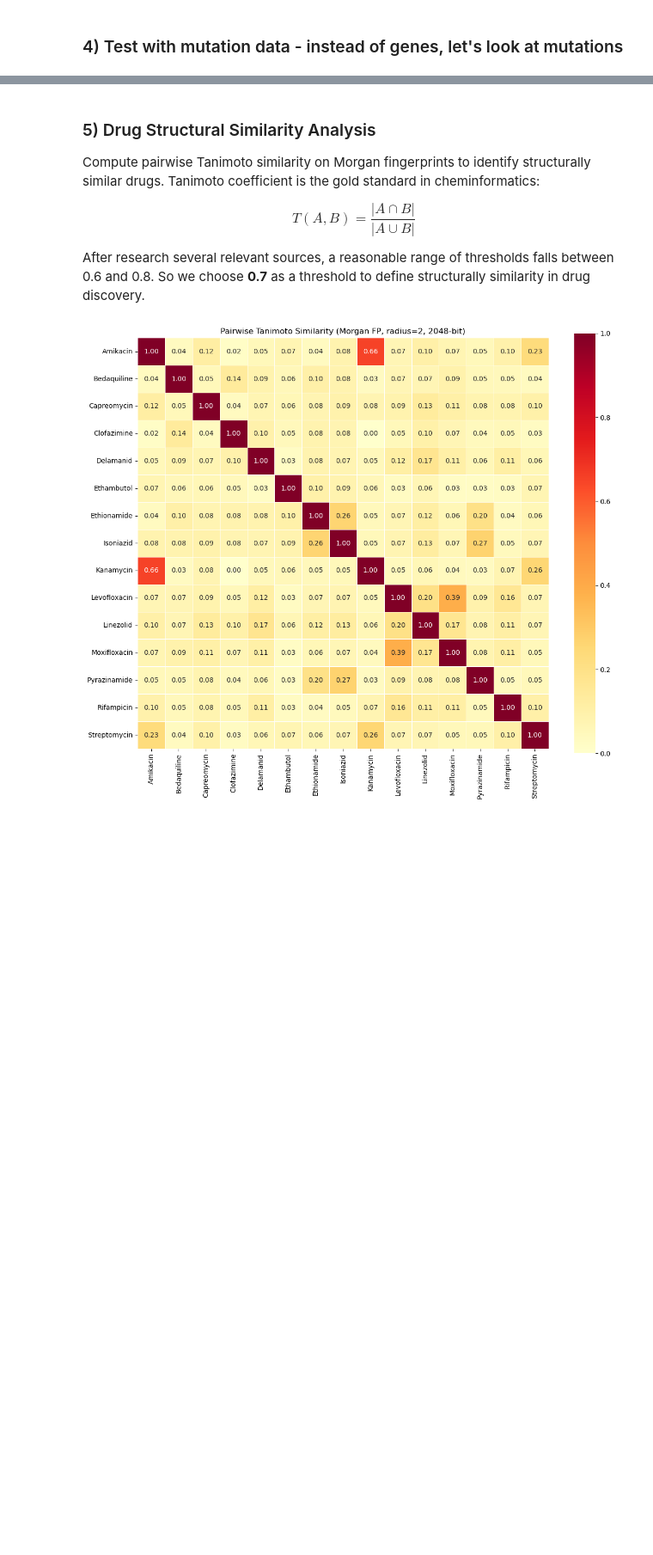
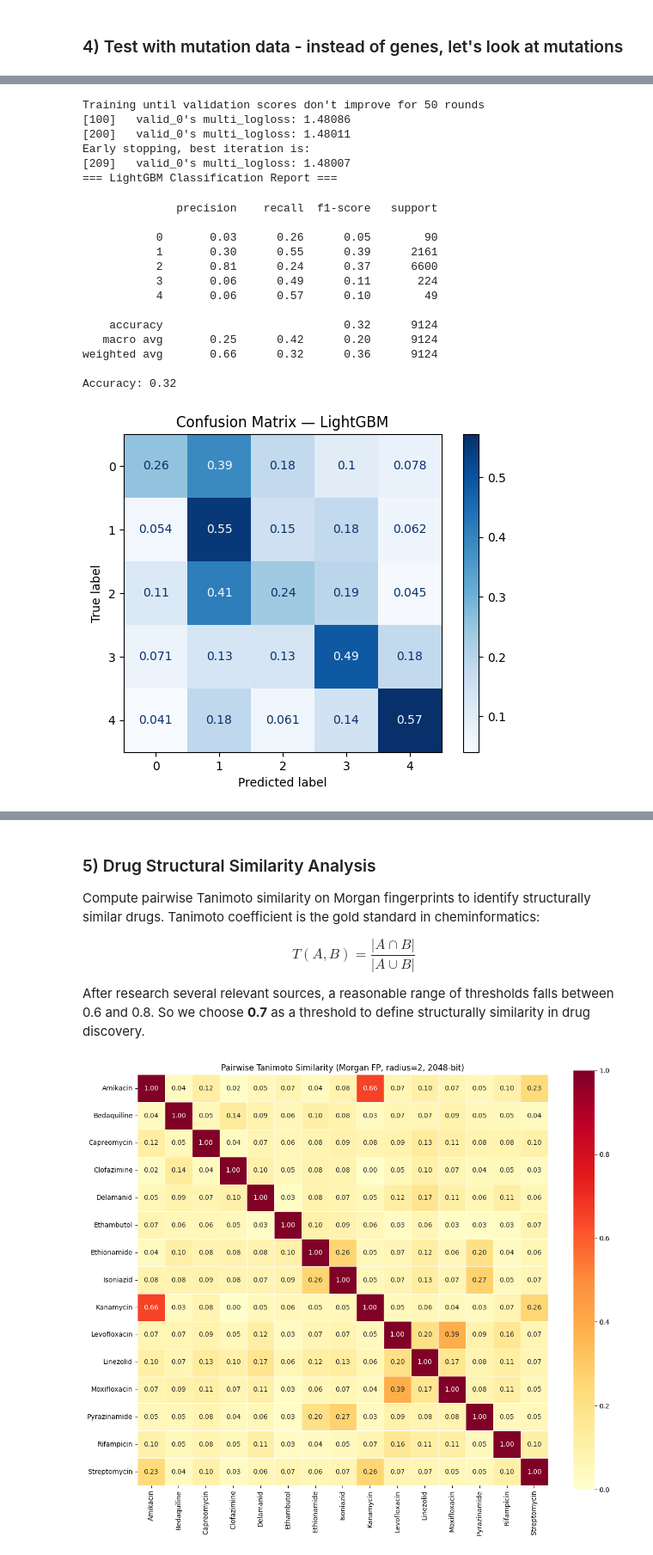
Before and after one commit to ibonomi-MSSE/277B-Final-Project, a Jupyter notebook: draft.ipynb, the cells around one changed output, grey strips where cells are left out. Shown at 86% size. Saved outputs shown, nothing was run; the diff lists cells and outputs as text; code cells hidden in the pictures; blank space fills up the shorter version.

Commit message:
feat: use XGBoost and LightGBM for classification

```diff
--- a/draft.ipynb
+++ b/draft.ipynb
@@ -452,0 +475,64 @@ with tarfile.open('card-data.tar.bz2') as tar:
+# %%
+# --- LightGBM ---
+from sklearn.utils.class_weight import compute_sample_weight
+
+# Use balanced sample weights
+lgb_sample_weights = compute_sample_weight("balanced", yb_train)
+
+lgb_model = lgb.LGBMClassifier(
+    objective="multiclass",
+    num_class=5,
+    n_estimators=1000,
+    learning_rate=0.1,
+    num_leaves=31,
+    max_depth=6,
+    min_child_samples=20,
+    subsample=0.8,
+    colsample_bytree=0.3,       # low value for ultra-sparse one-hot features
+    reg_alpha=1.0,               # L1 regularization to handle sparsity
+    reg_lambda=1.0,              # L2 regularization
+    random_state=42,
+    verbose=-1,
+    n_jobs=-1,
+)
+
+lgb_model.fit(
+    Xb_train_enc, yb_train,
+    sample_weight=lgb_sample_weights,
+    eval_set=[(Xb_test_enc, yb_test)],
+    callbacks=[lgb.log_evaluation(period=100), lgb.early_stopping(50)],
+)
+
+y_pred_lgb = lgb_model.predict(Xb_test_enc)
+
+print("=== LightGBM Classification Report ===")
+print(classification_report(yb_test, y_pred_lgb))
+print(f"Accuracy: {np.mean(yb_test == y_pred_lgb):.2f}")
+
+# Confusion matrix
+cm_lgb = confusion_matrix(yb_test, y_pred_lgb, normalize="true", labels=[0, 1, 2, 3, 4])
+disp = ConfusionMatrixDisplay(confusion_matrix=cm_lgb)
+disp.plot(cmap=plt.cm.Blues)
+plt.title("Confusion Matrix — LightGBM")
+plt.show()
+# %% [output]
+Training until validation scores don't improve for 50 rounds
+[100]   valid_0's multi_logloss: 1.48086
+[200]   valid_0's multi_logloss: 1.48011
+Early stopping, best iteration is:
+[209]   valid_0's multi_logloss: 1.48007
+=== LightGBM Classification Report ===
+              precision    recall  f1-score   support
+
+           0       0.03      0.26      0.05        90
+           1       0.30      0.55      0.39      2161
+           2       0.81      0.24      0.37      6600
+           3       0.06      0.49      0.11       224
+           4       0.06      0.57      0.10        49
+
+    accuracy                           0.32      9124
+   macro avg       0.25      0.42      0.20      9124
+weighted avg       0.66      0.32      0.36      9124
+
+Accuracy: 0.32
+[figure, added]
```
Also changed, not shown: parts of 11 cells of this notebook.
